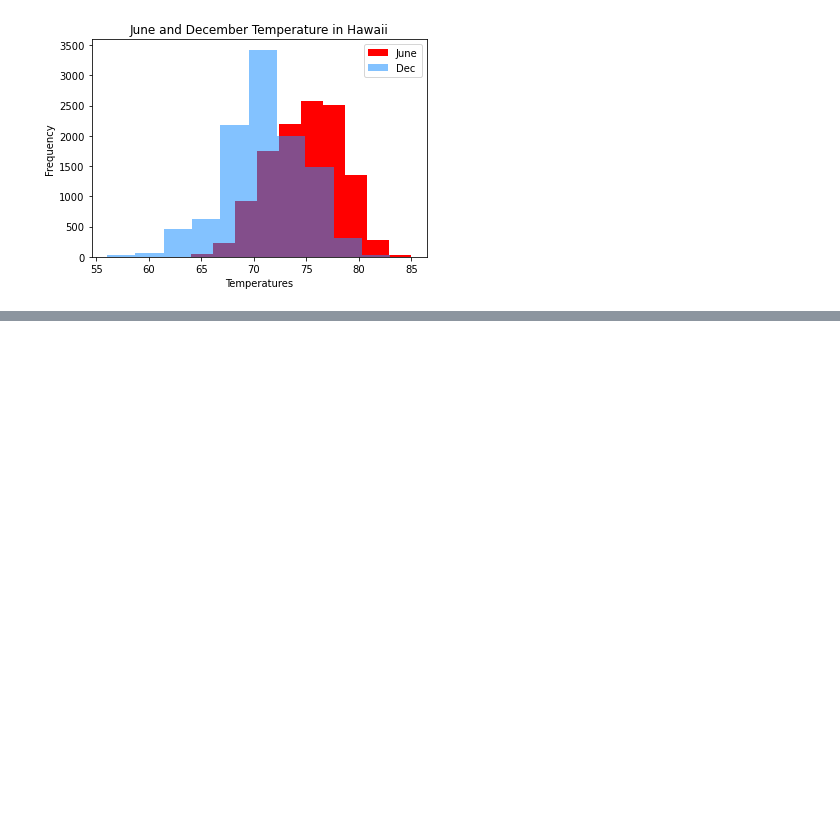
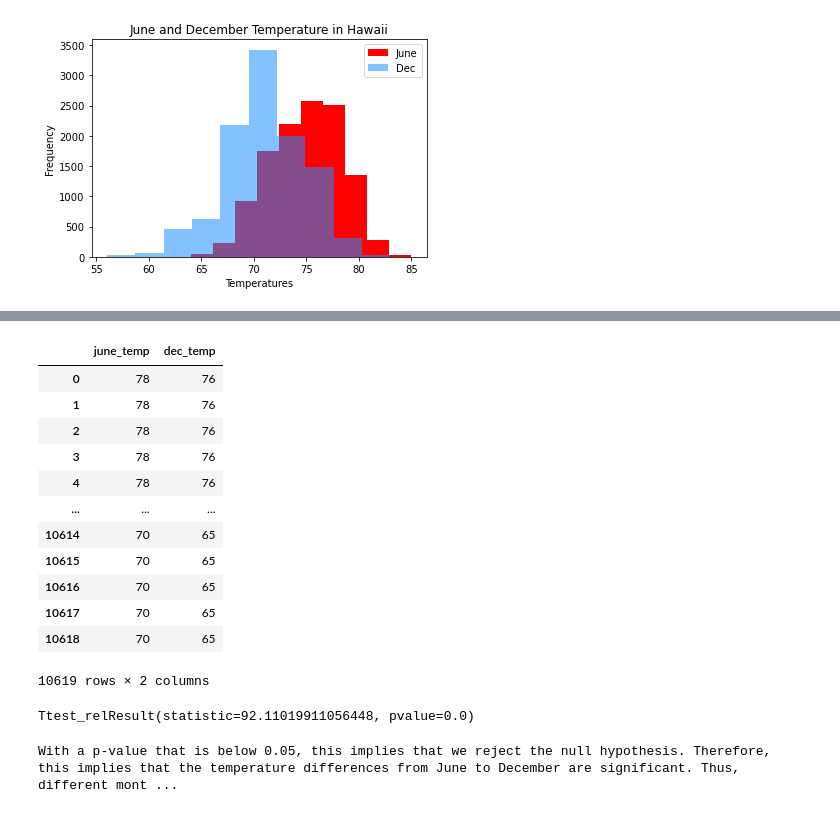
Before and after one commit to kylagelev/sqlalchemy-challenge, a Jupyter notebook: bonus/temp_analysis_1.ipynb, the cells around one changed output, grey strips where cells are left out. Cells and saved outputs as stored; diff of their text form; code cells hidden in the pictures; blank space fills up the shorter version.

```diff
--- a/bonus/temp_analysis_1.ipynb
+++ b/bonus/temp_analysis_1.ipynb
@@ -192,0 +202,25 @@ Ttest_indResult(statistic=83.63788374807295, pvalue=0.0)
+# %%
+temp_df = temp_df.dropna()
+temp_df
+# %% [output]
+|  | june_temp | dec_temp |
+| 0 | 78 | 76 |
+| 1 | 78 | 76 |
+| 2 | 78 | 76 |
+| 3 | 78 | 76 |
+| 4 | 78 | 76 |
+| ... | ... | ... |
+| 10614 | 70 | 65 |
+| 10615 | 70 | 65 |
+| 10616 | 70 | 65 |
+| 10617 | 70 | 65 |
+| 10618 | 70 | 65 |
+10619 rows × 2 columns
+# %%
+stats.ttest_rel(temp_df['june_temp'], temp_df['dec_temp'])
+# %% [output]
+Ttest_relResult(statistic=92.11019911056448, pvalue=0.0)
+# %%
+print('With a p-value that is below 0.05, this implies that we reject the null hypothesis. Therefore, this implies that the temperature differences from June to December are significant. Thus, different months of the year have influence on the temperature in Hawaii.')
+# %% [output]
+With a p-value that is below 0.05, this implies that we reject the null hypothesis. Therefore, this implies that the temperature differences from June to December are significant. Thus, different mont ...
```
Also changed, not shown: parts of 5 cells of this notebook.
